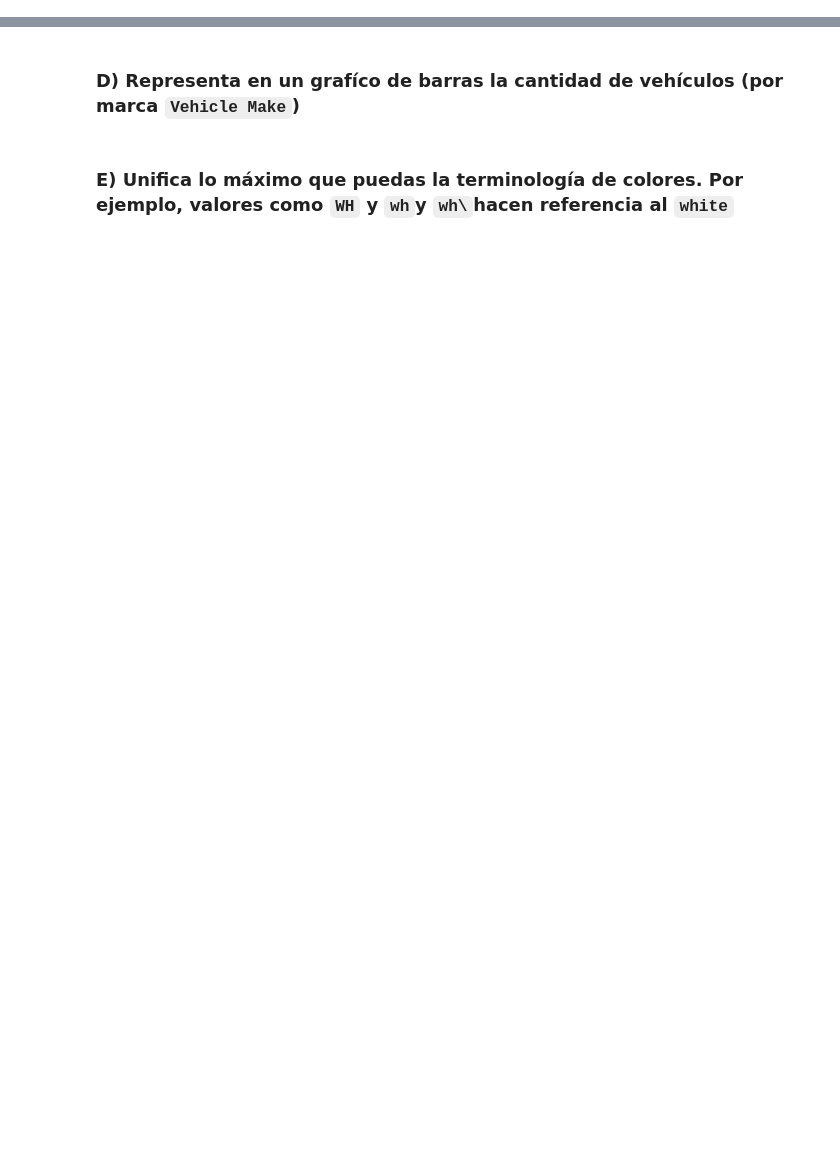
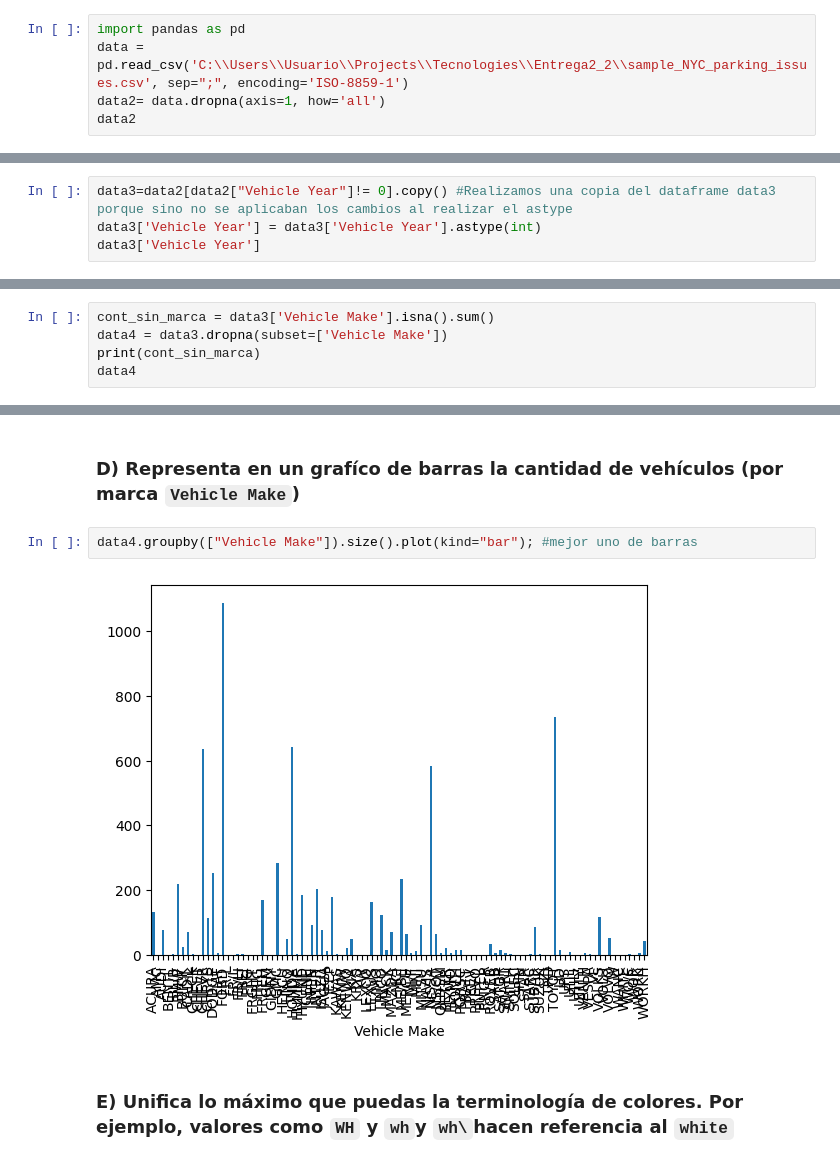
Before and after one commit to rne280/Entrega2_2, a Jupyter notebook: ProyectoPandas_Github.ipynb, the cells around one changed output, grey strips where cells are left out. Drawn from its saved outputs; the diff is of its cells as text; blank space fills up the shorter version.

```diff
--- a/ProyectoPandas_Github.ipynb
+++ b/ProyectoPandas_Github.ipynb
@@ -11,3 +11,8 @@ Asegurate que es público ya que solo se puede entregar la URL del proyecto en g
 <hr/>
 # %% [markdown]
 ### A) Limpia el dataframe de aquellas columnas con todos sus campos a NAN
+# %%
+import pandas as pd
+data = pd.read_csv('C:\\Users\\Usuario\\Projects\\Tecnologies\\Entrega2_2\\sample_NYC_parking_issues.csv', sep=";", encoding='ISO-8859-1')
+data2= data.dropna(axis=1, how='all')
+data2
@@ -14,2 +33,6 @@ Asegurate que es público ya que solo se puede entregar la URL del proyecto en g
 # %% [markdown]
 ### B) Elimina todas las muestras donde la fecha no tenga coherencia: `Vehicle Year`, además transformalas a enteros (2024,2012,2006,etc.)
+# %%
+data3=data2[data2["Vehicle Year"]!= 0].copy() #Realizamos una copia del dataframe data3 porque sino no se aplicaban los cambios al realizar el astype
+data3['Vehicle Year'] = data3['Vehicle Year'].astype(int)
+data3['Vehicle Year']
@@ -16,2 +52,7 @@ Asegurate que es público ya que solo se puede entregar la URL del proyecto en g
 # %% [markdown]
 ### C) Hay marcas de vehículos que no guardan sentido con ninguna marca real (`Vehicle Make`) elimina dichas muestras. Deja constancia de cuantas has borrado.
+# %%
+cont_sin_marca = data3['Vehicle Make'].isna().sum()
+data4 = data3.dropna(subset=['Vehicle Make'])
+print(cont_sin_marca)
+data4
@@ -18,4 +74,8 @@ Asegurate que es público ya que solo se puede entregar la URL del proyecto en g
 # %% [markdown]
 ### D) Representa en un grafíco de barras la cantidad de vehículos (por marca `Vehicle Make`)
+# %%
+data4.groupby(["Vehicle Make"]).size().plot(kind="bar"); #mejor uno de barras
+# %% [output]
+[figure, added]
 # %% [markdown]
 ### E) Unifica lo máximo que puedas la terminología de colores. Por ejemplo, valores como `WH` y `wh`y `wh\`hacen referencia al `white`
```
Also changed, not shown: parts of 5 cells of this notebook, 1 other file.
